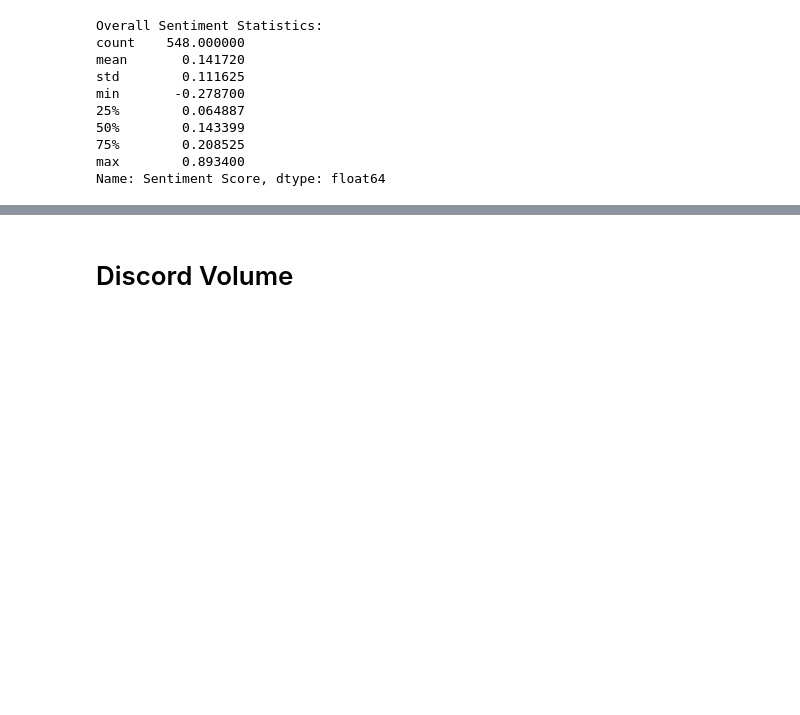
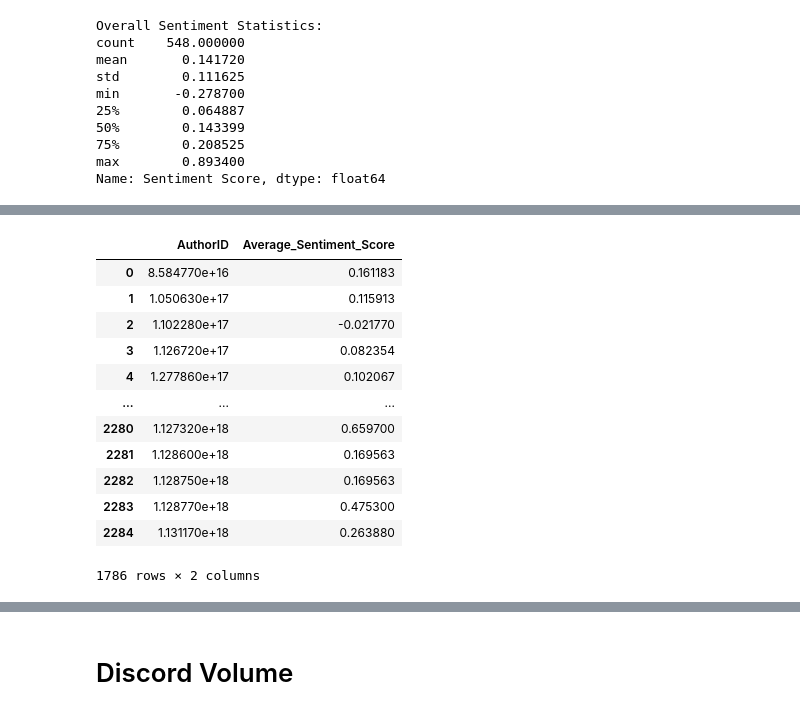
Before and after one commit to SciEcon/BlockchainSentiment2023, a Jupyter notebook: Code/Merit_Circle.ipynb, the cells around one changed output, grey strips where cells are left out. Saved outputs shown, nothing was run; the diff lists cells and outputs as text; code cells hidden in the pictures; blank space fills up the shorter version.

```diff
--- a/Code/Merit_Circle.ipynb
+++ b/Code/Merit_Circle.ipynb
@@ -281,0 +381,20 @@ Name: Sentiment Score, dtype: float64
+# %%
+# Drop rows where Average_Sentiment_Score is 0
+sentiment_scores_df_new = sentiment_scores_df[sentiment_scores_df['Average_Sentiment_Score'] != 0]
+
+# Print the resulting DataFrame
+sentiment_scores_df_new
+# %% [output]
+|  | AuthorID | Average_Sentiment_Score |
+| 0 | 8.584770e+16 | 0.161183 |
+| 1 | 1.050630e+17 | 0.115913 |
+| 2 | 1.102280e+17 | -0.021770 |
+| 3 | 1.126720e+17 | 0.082354 |
+| 4 | 1.277860e+17 | 0.102067 |
+| ... | ... | ... |
+| 2280 | 1.127320e+18 | 0.659700 |
+| 2281 | 1.128600e+18 | 0.169563 |
+| 2282 | 1.128750e+18 | 0.169563 |
+| 2283 | 1.128770e+18 | 0.475300 |
+| 2284 | 1.131170e+18 | 0.263880 |
+1786 rows × 2 columns
```
Also changed, not shown: parts of 9 cells of this notebook, 6 other files.
